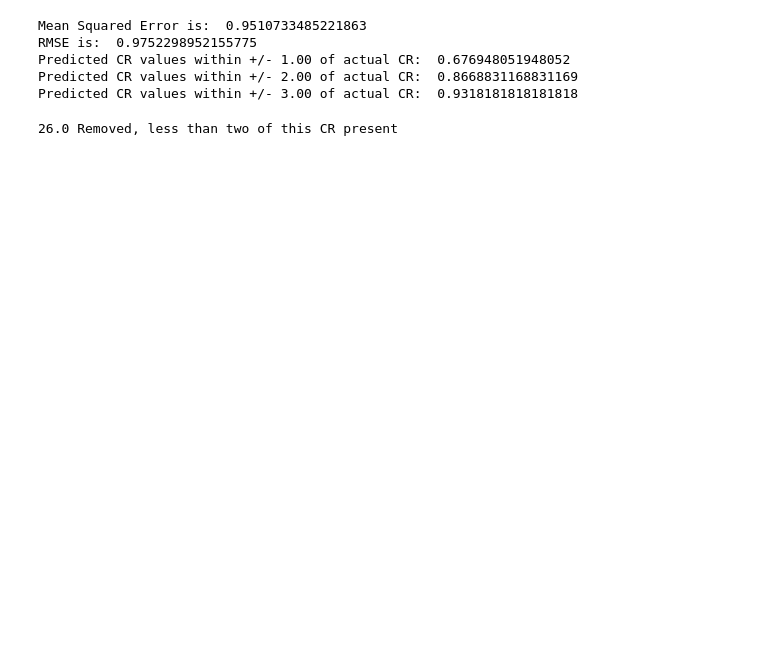
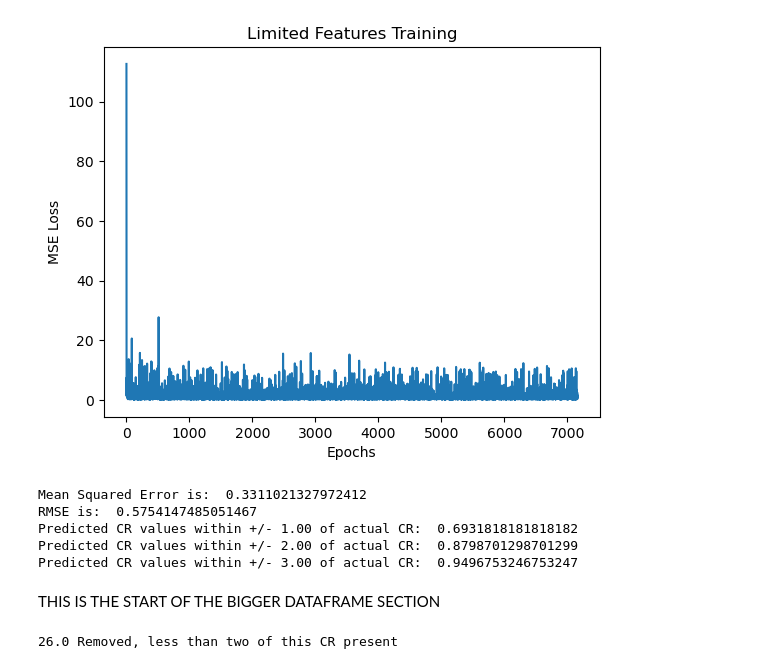
Before and after one commit to MackenzieCreamer/DSE-Project, a Jupyter notebook: PyTorch Linear Regression.ipynb, the cells around one changed output. Saved outputs shown, nothing was run; the diff lists cells and outputs as text; code cells hidden in the pictures; blank space fills up the shorter version.

```diff
--- a/PyTorch Linear Regression.ipynb
+++ b/PyTorch Linear Regression.ipynb
@@ -21,23 +22,21 @@ class Net(nn.Module):
     def __init__(self, nInputFeatures):
         super(Net, self).__init__()
         self.linear_relu_stack = nn.Sequential(
-            nn.Linear(nInputFeatures,1024),
+            nn.Linear(nInputFeatures,32),
             nn.ReLU(),
-            nn.Linear(1024,512),
+            nn.Linear(32,32),
             nn.ReLU(),
-            nn.Linear(512,256),
-            nn.ReLU(),
-            nn.Linear(256,1),
+            nn.Linear(32,1),
 
         )
     def forward(self, x):
         output = self.linear_relu_stack(x)
         return output
 # %%
-data = pd.read_csv("4Features,1Predictor.csv")
+data = pd.read_csv("Relevantfeatures,1Target.csv")
 for CR in data['CR'].unique():
     if(data['CR'][data['CR']==CR].count() < 2):
-        print(CR, "Removed, less than two of this CR present")
+        print(CR, ": Index Removed, less than two of this CR present")
         data = data[data['CR']!=CR]
     if(CR == 0):
         data = data[data['CR']!=CR]
@@ -63,7 +62,8 @@ nnTestLoader = DataLoader(nnTestingSet, batch_size=16, shuffle=False)
 # %%
 model = Net(nInputFeatures=xTrain.shape[1])
 mse_loss = nn.MSELoss()
-optimizer = torch.optim.Adam(model.parameters(), lr=0.0001,weight_decay = 0.0001)
+optimizer = torch.optim.Adam(model.parameters(), lr=0.01,weight_decay = 0.002)
+fullMSEHistory = []
 
 bestMSE = 10000000
 bestWeights = None
@@ -77,7 +77,7 @@ for θ in range(Θ):
         optimizer.zero_grad()
         loss.backward()
         optimizer.step()
-    if(θ%100==0):
+    if(θ%500==0):
         print("On epoch", str(θ))
     timeSinceLastUpdate += 1
     if float(loss)<bestMSE:
@@ -85,7 +85,9 @@ for θ in range(Θ):
         bestMSE = float(loss)
         bestWeights = copy.deepcopy(model.state_dict())
         print("Better MSE Loss {} achieved on epoch {}".format(loss,θ))
-    if(timeSinceLastUpdate>=150 and bestMSE<0.005):
+    fullMSEHistory.append(float(loss))
+
+    if(timeSinceLastUpdate>=150 and bestMSE<0.01):
         print("No significant updates in 150 epochs and under loss threshold, breaking training")
         break
 # %% [output]
@@ -108,4 +110,15 @@ On epoch 6000
 No significant updates in 150 epochs and under loss threshold, breaking training
+# %%
+epochs = []
+for i in range(θ+1):
+    epochs.append(i)
+plt.plot(epochs,fullMSEHistory)
+plt.xlabel("Epochs")
+plt.ylabel("MSE Loss")
+plt.title("Limited Features Training")
+plt.show()
+# %% [output]
+[figure, added]
 # %%
 model.load_state_dict(bestWeights)
 total = 0
@@ -116,8 +129,6 @@ for batchIDX, (xTestBatch, yTestBatch) in enumerate(nnTestLoader):
     output = model(xTestBatch)
     for i, element in enumerate(output):
         element = element.detach().numpy()
-        if(np.abs(yTestBatch[i]-element)<.5):
-            veryClose += 1
         if(np.abs(yTestBatch[i]-element)<1):
             withinReason += 1
         if(np.abs(yTestBatch[i]-element)<2):
@@ -134,9 +145,11 @@ print("Predicted CR values within +/- 1.00 of actual CR: ", str(withinReason/tot
 print("Predicted CR values within +/- 2.00 of actual CR: ", str(lessWithinReason/total))
 print("Predicted CR values within +/- 3.00 of actual CR: ", str(outerBoundOfReason/total))
 # %% [output]
-Mean Squared Error is:  0.9510733485221863
-RMSE is:  0.9752298952155775
-Predicted CR values within +/- 1.00 of actual CR:  0.676948051948052
-Predicted CR values within +/- 2.00 of actual CR:  0.8668831168831169
-Predicted CR values within +/- 3.00 of actual CR:  0.9318181818181818
+Mean Squared Error is:  0.3311021327972412
+RMSE is:  0.5754147485051467
+Predicted CR values within +/- 1.00 of actual CR:  0.6931818181818182
+Predicted CR values within +/- 2.00 of actual CR:  0.8798701298701299
+Predicted CR values within +/- 3.00 of actual CR:  0.9496753246753247
+# %% [markdown]
+THIS IS THE START OF THE BIGGER DATAFRAME SECTION
 # %%
```
Also changed, not shown: parts of 8 cells of this notebook, 5 other files.
